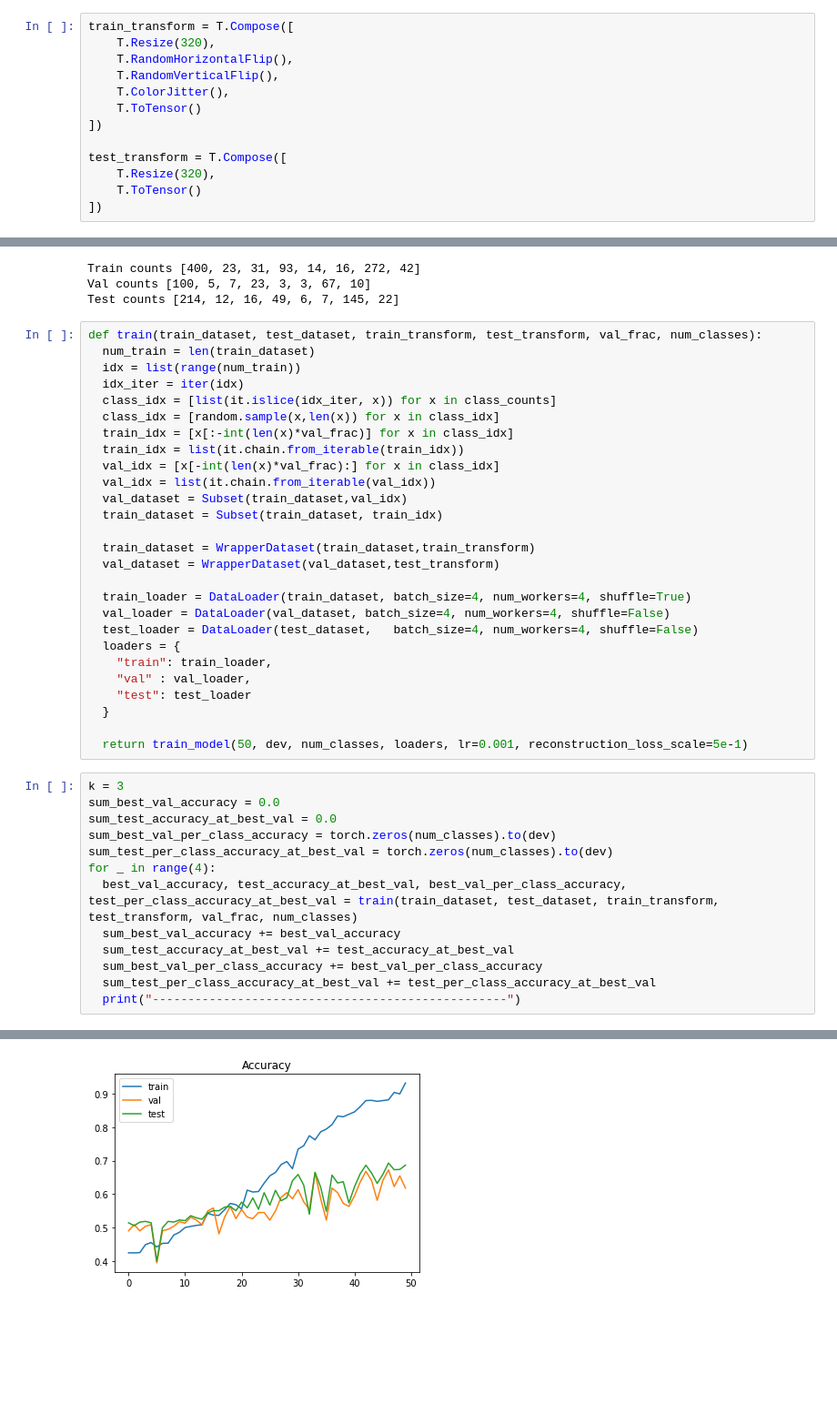
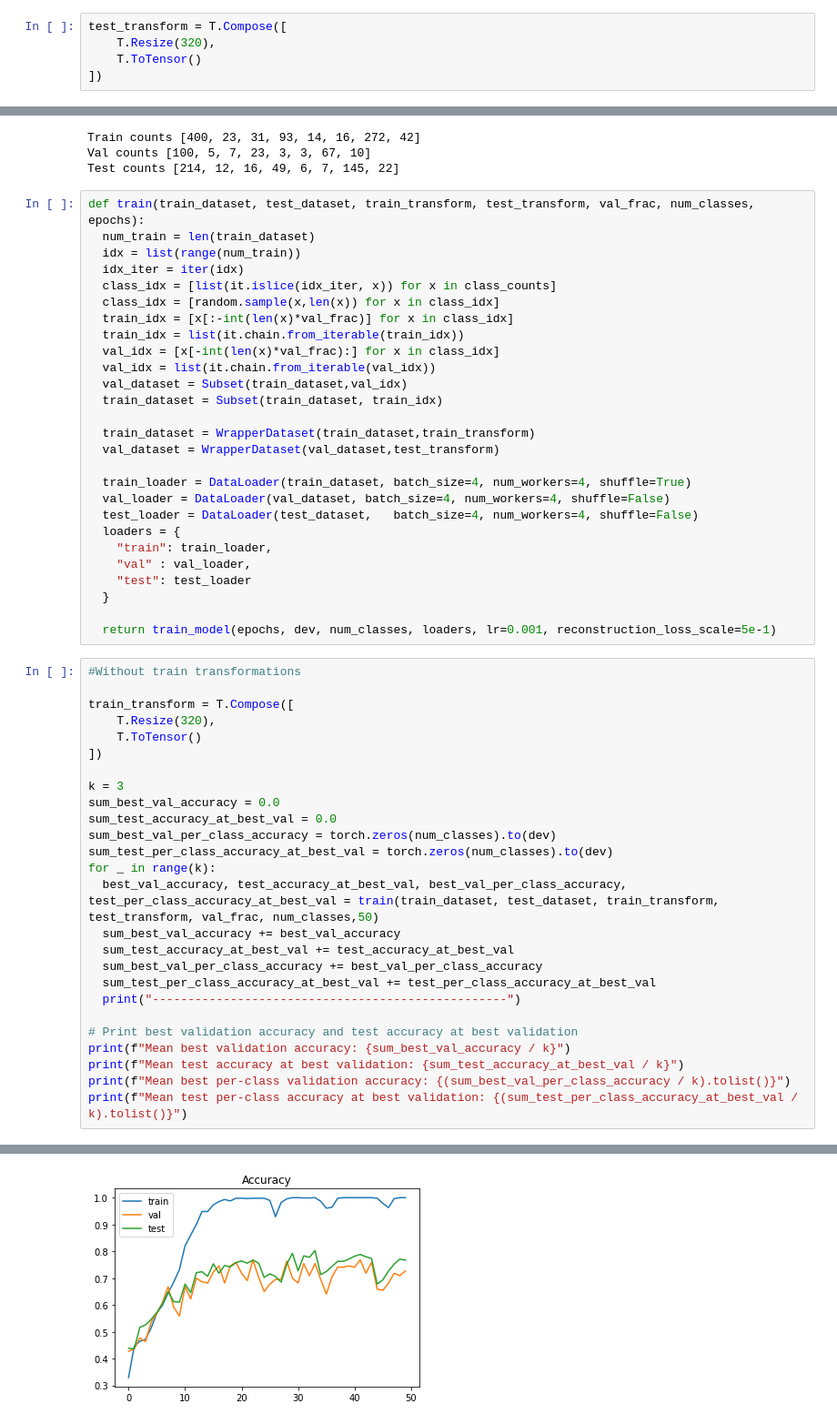
Before and after one commit to amarchese96/AI-Project, a Jupyter notebook: Capsule_Network_Project_1.ipynb, the cells around one changed output, grey strips where cells are left out. Shown: that part at 91% size. Saved outputs shown, nothing was run; the diff lists cells and outputs as text; blank space fills up the shorter version.

```diff
--- a/Capsule_Network_Project_1.ipynb
+++ b/Capsule_Network_Project_1.ipynb
@@ -275,14 +277,6 @@ class WrapperDataset(Dataset):
   def __len__(self):
     return len(self.dataset)
 # %%
-train_transform = T.Compose([
-    T.Resize(320),
-    T.RandomHorizontalFlip(),
-    T.RandomVerticalFlip(),
-    T.ColorJitter(),
-    T.ToTensor()
-])
-
 test_transform = T.Compose([
     T.Resize(320),
     T.ToTensor()
@@ -314,7 +308,7 @@ Train counts [400, 23, 31, 93, 14, 16, 272, 42]
 Val counts [100, 5, 7, 23, 3, 3, 67, 10]
 Test counts [214, 12, 16, 49, 6, 7, 145, 22]
 # %%
-def train(train_dataset, test_dataset, train_transform, test_transform, val_frac, num_classes):
+def train(train_dataset, test_dataset, train_transform, test_transform, val_frac, num_classes, epochs):
   num_train = len(train_dataset)
   idx = list(range(num_train))
   idx_iter = iter(idx)
@@ -339,18 +333,31 @@ def train(train_dataset, test_dataset, train_transform, test_transform, val_frac
     "test": test_loader
   }
 
-  return train_model(50, dev, num_classes, loaders, lr=0.001, reconstruction_loss_scale=5e-1)
+  return train_model(epochs, dev, num_classes, loaders, lr=0.001, reconstruction_loss_scale=5e-1)
 # %%
+#Without train transformations
+
+train_transform = T.Compose([
+    T.Resize(320),
+    T.ToTensor()
+])
+
 k = 3
 sum_best_val_accuracy = 0.0
 sum_test_accuracy_at_best_val = 0.0
 sum_best_val_per_class_accuracy = torch.zeros(num_classes).to(dev)
 sum_test_per_class_accuracy_at_best_val = torch.zeros(num_classes).to(dev)
-for _ in range(4):
-  best_val_accuracy, test_accuracy_at_best_val, best_val_per_class_accuracy, test_per_class_accuracy_at_best_val = train(train_dataset, test_dataset, train_transform, test_transform, val_frac, num_classes)
+for _ in range(k):
+  best_val_accuracy, test_accuracy_at_best_val, best_val_per_class_accuracy, test_per_class_accuracy_at_best_val = train(train_dataset, test_dataset, train_transform, test_transform, val_frac, num_classes,50)
   sum_best_val_accuracy += best_val_accuracy
   sum_test_accuracy_at_best_val += test_accuracy_at_best_val
   sum_best_val_per_class_accuracy += best_val_per_class_accuracy
   sum_test_per_class_accuracy_at_best_val += test_per_class_accuracy_at_best_val
   print("--------------------------------------------------")
+
+# Print best validation accuracy and test accuracy at best validation
+print(f"Mean best validation accuracy: {sum_best_val_accuracy / k}")
+print(f"Mean test accuracy at best validation: {sum_test_accuracy_at_best_val / k}")
+print(f"Mean best per-class validation accuracy: {(sum_best_val_per_class_accuracy / k).tolist()}")
+print(f"Mean test per-class accuracy at best validation: {(sum_test_per_class_accuracy_at_best_val / k).tolist()}")
 # %% [output]
@@ -413,2 +420,2 @@ Test accuracy at best validation: 0.6927966101694916
-[figure, old version]
+[figure, new version]
 --------------------------------------------------
```
Also changed, not shown: parts of 3 cells of this notebook.
